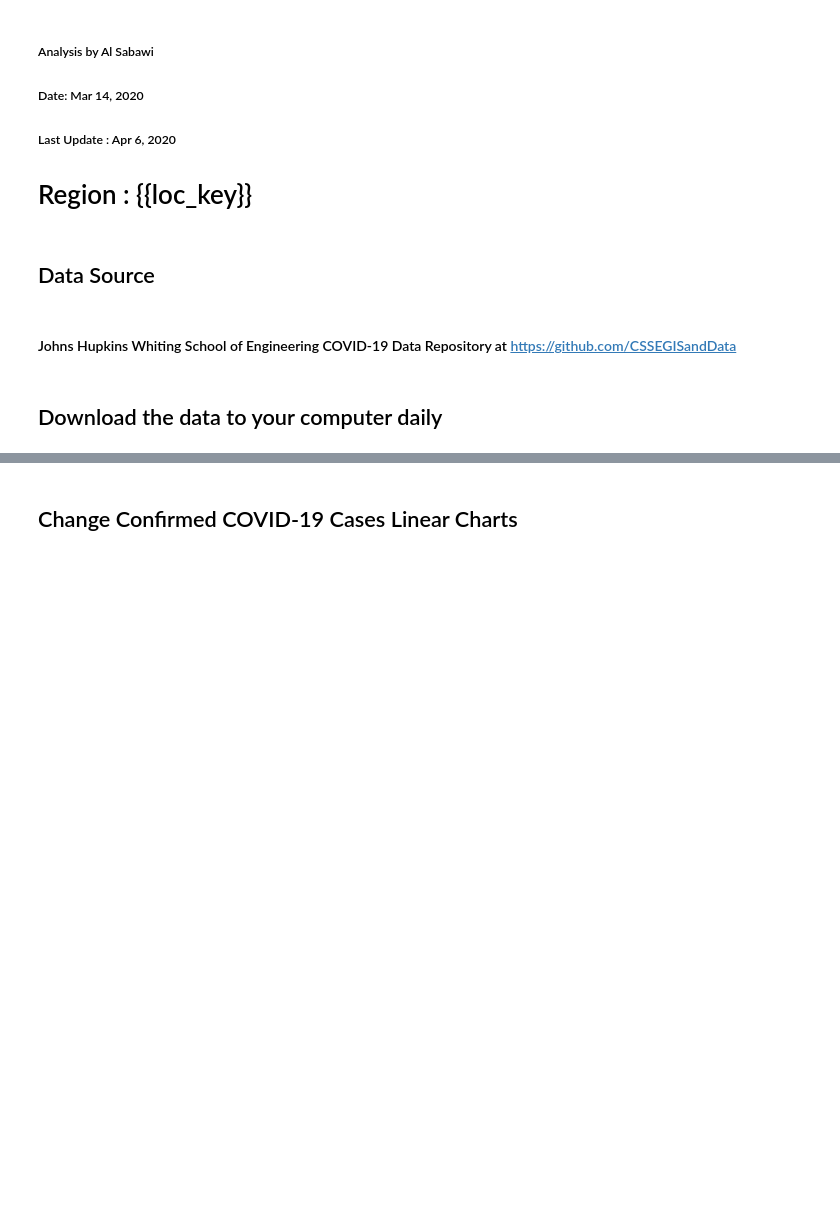
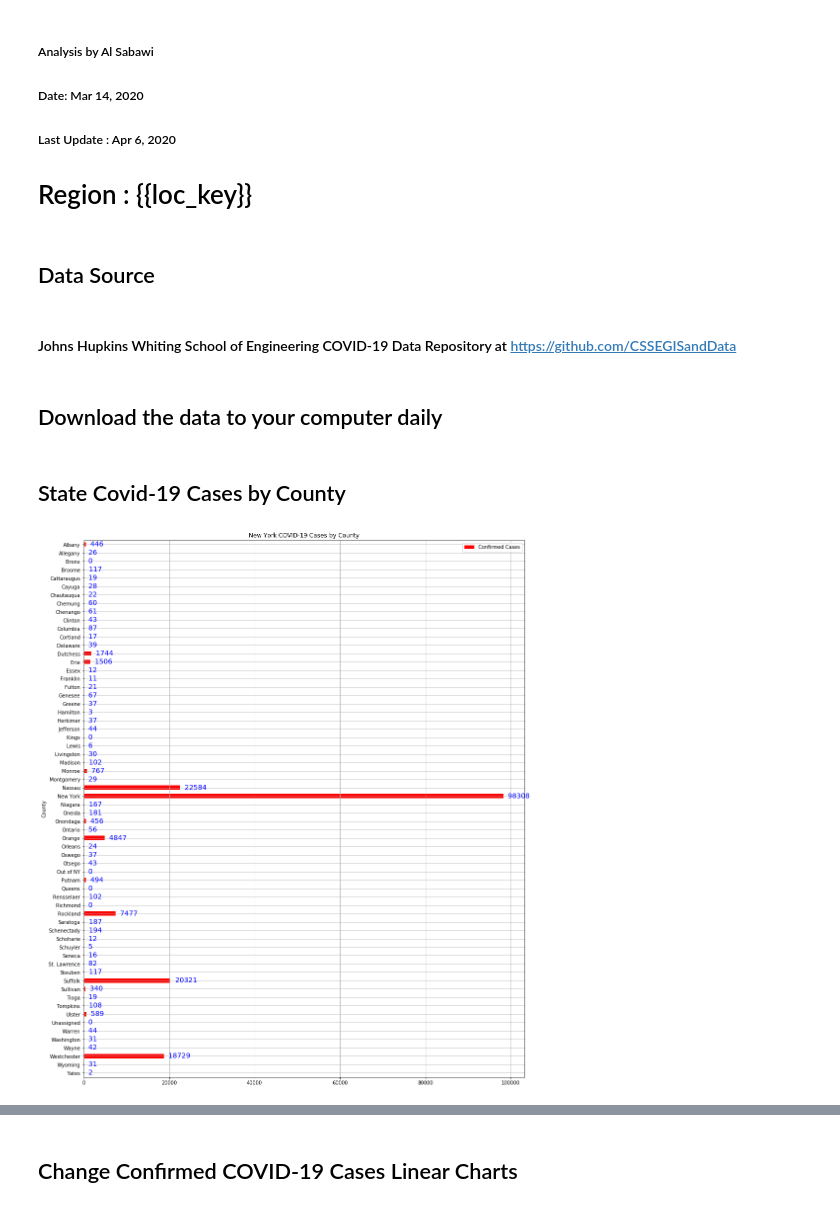
Before and after one commit to sabawi/COVID-19-R-NAUGHT, a Jupyter notebook: covid-19-r-naught-US-States.ipynb, the cells around one changed output, grey strips where cells are left out. Drawn from its saved outputs; the diff is of its cells as text; code cells hidden in the pictures; blank space fills up the shorter version.

```diff
--- a/covid-19-r-naught-US-States.ipynb
+++ b/covid-19-r-naught-US-States.ipynb
@@ -92,0 +119,35 @@ us_df_deaths_cum = pd.DataFrame(usa_deaths[dates].sum(), columns=[colname_deaths
+# %% [markdown]
+## State Covid-19 Cases by County
+# %%
+# Cases by COunty
+counties_list = df_confirmed[df_confirmed['Province_State'].values == state]['Admin2'].values.tolist()
+confirmed_county = []
+for co in counties_list:
+    comb_key = ', '.join((co,state,country))
+    state_conf_df = df_confirmed[df_confirmed['Province_State'].values == state  ]
+    county_conf_df = state_conf_df[state_conf_df['Admin2'][0:] == co]
+    cases = county_conf_df[dates[-1]].values[0]
+    #cases = df_confirmed[df_confirmed['Province_State'].values == state  ][df_confirmed[df_confirmed['Province_State'].values == state  ]['Admin2'][0:] == co][dates[-1]].values[0]
+    #print(comb_key)
+    co_df = df_confirmed[df_confirmed['Combined_Key'].values == comb_key].copy(deep=True)
+    #print(co,cases)
+    confirmed_county.append(cases)
+
+confirmed_county_df = pd.DataFrame({'County' : counties_list,'Confirmed Cases' : confirmed_county})
+
+confirmed_county_df.set_index('County',inplace=True)
+confirmed_county_df.sort_values(by='County',ascending=False,inplace=True)
+
+fig, ax = plt.subplots(figsize=(16,20))
+confirmed_county_df.plot(ax=ax,kind='barh',grid=True,title=state+' COVID-19 Cases by County',color='red')
+
+style = dict(size=14, color='blue')
+
+for i, v in enumerate(confirmed_county_df.values):
+    ax.text(v[0]+5,i-.2, '  '+str(v[0]), **style)
+
+plt.show()
+#sub = df_confirmed[df_confirmed['Province_State'].values == state  ]
+#df_confirmed[df_confirmed['Province_State'].values == state  ][df_confirmed[df_confirmed['Province_State'].values == state  ]['Admin2'][0:] == 'New York'][dates[-1]].values[0]
+# %% [output]
+[figure, added]
```
Also changed, not shown: parts of 15 cells of this notebook.
